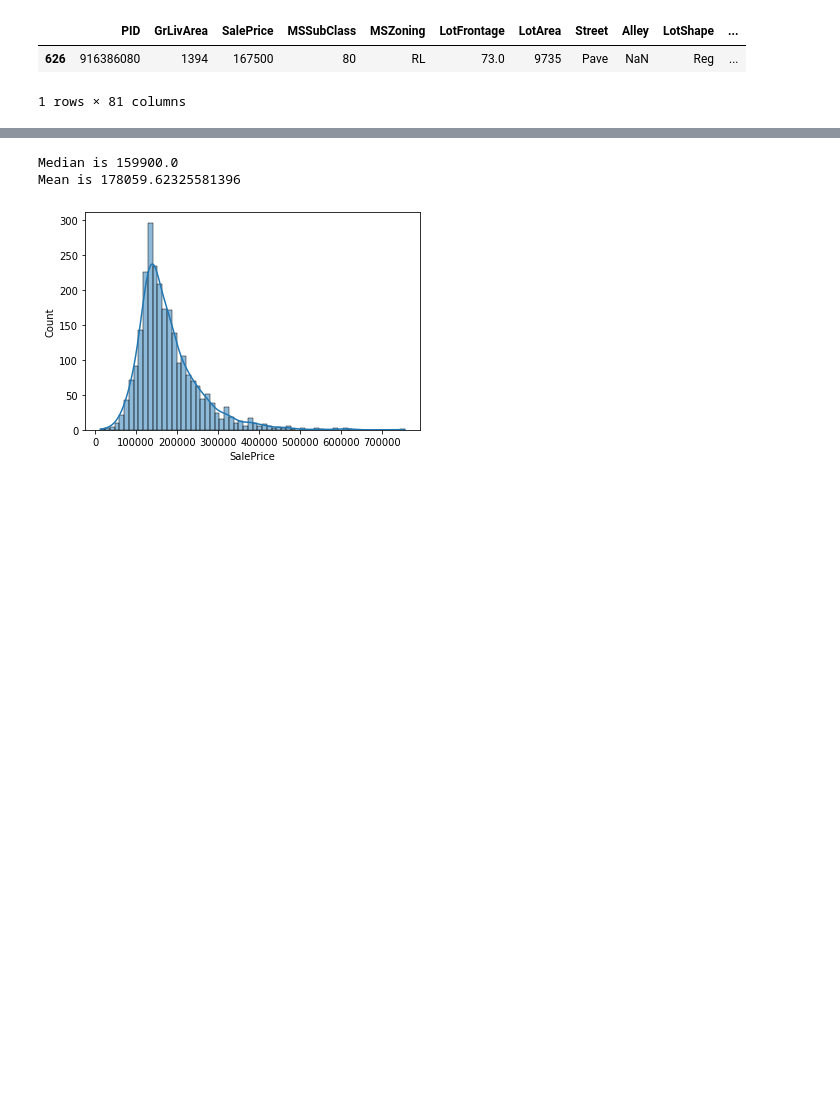
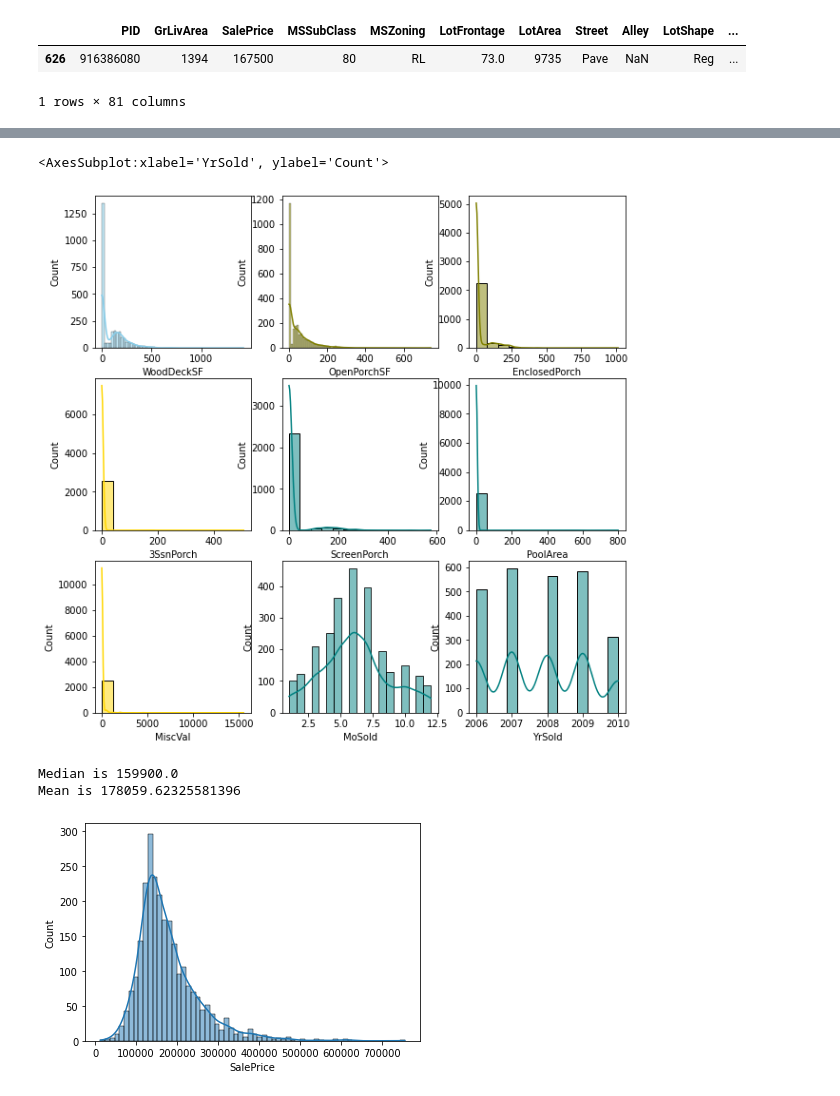
Before and after one commit to DarishSakeesing/housing-price-prediction, a Jupyter notebook: DouglasPizac/house_prices_EDA.ipynb, the cells around one changed output, grey strips where cells are left out. Saved outputs shown, nothing was run; the diff lists cells and outputs as text; code cells hidden in the pictures; blank space fills up the shorter version.

```diff
--- a/DouglasPizac/house_prices_EDA.ipynb
+++ b/DouglasPizac/house_prices_EDA.ipynb
@@ -153,3 +199,17 @@ prices.loc[prices.Electrical.isna()]
+# %%
+f, axes = plt.subplots(3, 3, figsize=(10, 10))
+sns.histplot( numeric_features_filled[numeric_colnames[27]] , color="skyblue", ax=axes[0, 0],kde= True)
+sns.histplot( numeric_features_filled[numeric_colnames[28]] , color="olive", ax=axes[0, 1],kde= True)
+sns.histplot( numeric_features_filled[numeric_colnames[29]], color="olive", ax=axes[0, 2],kde= True)
+sns.histplot( numeric_features_filled[numeric_colnames[30]], color="gold", ax=axes[1, 0],kde= True)
+sns.histplot( numeric_features_filled[numeric_colnames[31]], color="teal", ax=axes[1, 1],kde= True)
+sns.histplot( numeric_features_filled[numeric_colnames[32]], color="teal", ax=axes[1, 2],kde= True)
+sns.histplot( numeric_features_filled[numeric_colnames[33]], color="gold", ax=axes[2, 0],kde= True)
+sns.histplot( numeric_features_filled[numeric_colnames[34]], color="teal", ax=axes[2, 1],kde= True)
+sns.histplot( numeric_features_filled[numeric_colnames[35]], color="teal", ax=axes[2, 2],kde= True)
+# %% [output]
+<AxesSubplot:xlabel='YrSold', ylabel='Count'>
+[figure, added]
 # %%
 sns.histplot(new_prices.SalePrice,kde = True)
 print(f'Median is {np.median(prices.SalePrice)}')
```
Also changed, not shown: parts of 34 cells of this notebook.
